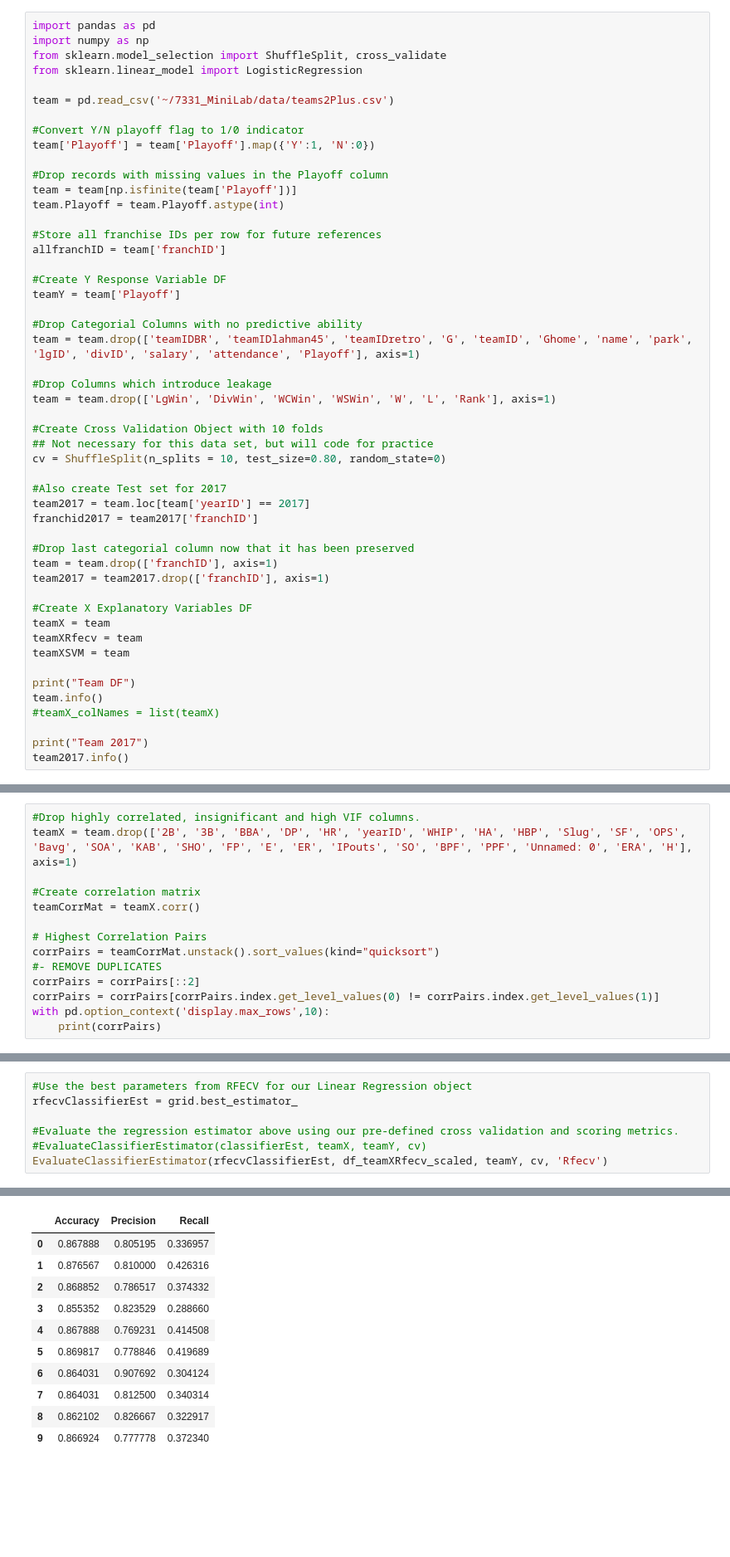
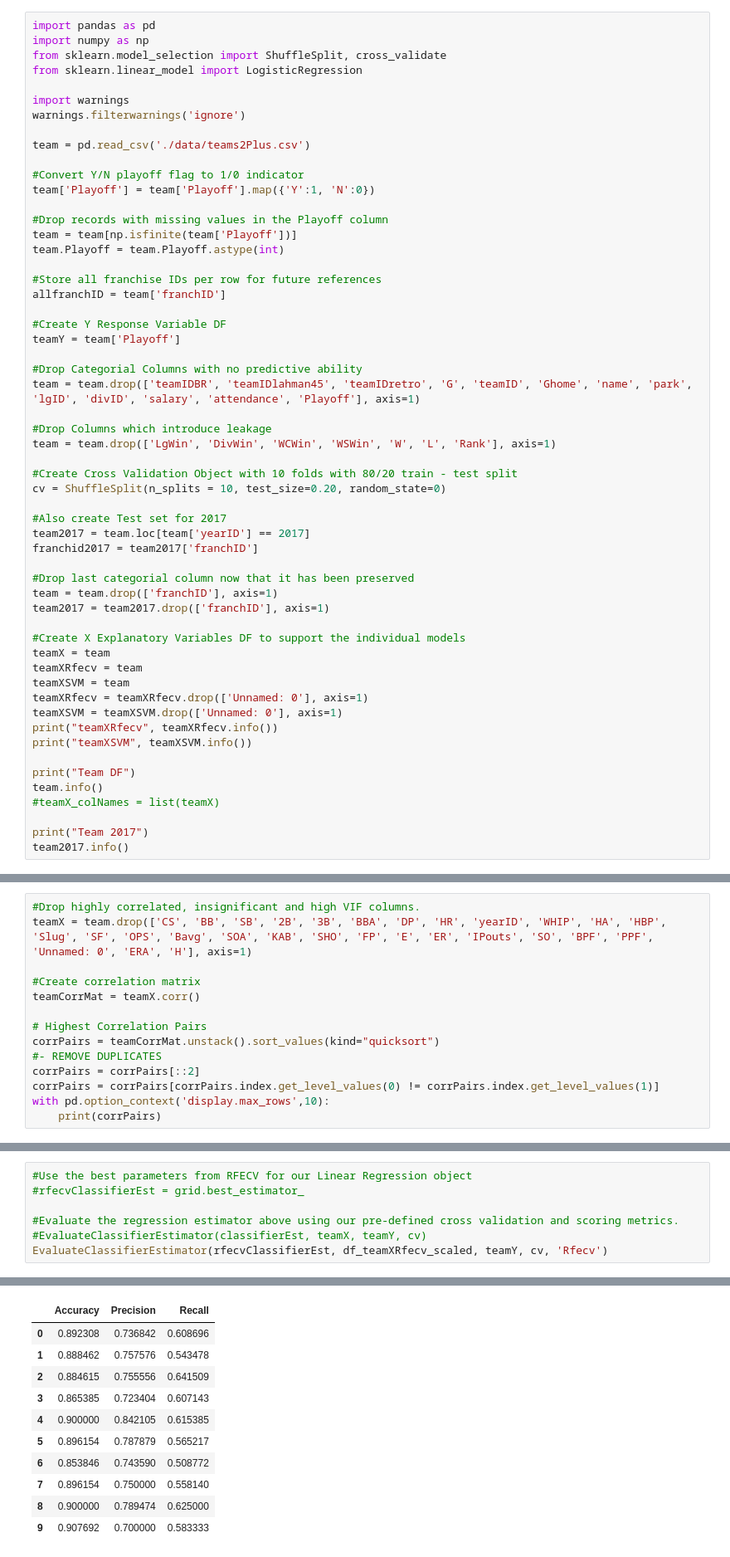
Before and after one commit to georgesturrock/7331_MiniLab, a Jupyter notebook: GS_Create_Models.ipynb, the cells around one changed output, grey strips where cells are left out. Shown: that part at 83% size. Drawn from its saved outputs; the diff is of its cells as text; blank space fills up the shorter version.

```diff
--- a/GS_Create_Models.ipynb
+++ b/GS_Create_Models.ipynb
@@ -31,7 +31,10 @@ import numpy as np
 from sklearn.model_selection import ShuffleSplit, cross_validate
 from sklearn.linear_model import LogisticRegression
 
-team = pd.read_csv('~/7331_MiniLab/data/teams2Plus.csv')
+import warnings
+warnings.filterwarnings('ignore')
+
+team = pd.read_csv('./data/teams2Plus.csv')
 
 #Convert Y/N playoff flag to 1/0 indicator
 team['Playoff'] = team['Playoff'].map({'Y':1, 'N':0})
@@ -52,9 +55,8 @@ team = team.drop(['teamIDBR', 'teamIDlahman45', 'teamIDretro', 'G', 'teamID', 'G
 #Drop Columns which introduce leakage
 team = team.drop(['LgWin', 'DivWin', 'WCWin', 'WSWin', 'W', 'L', 'Rank'], axis=1)
 
-#Create Cross Validation Object with 10 folds
-## Not necessary for this data set, but will code for practice
-cv = ShuffleSplit(n_splits = 10, test_size=0.80, random_state=0)
+#Create Cross Validation Object with 10 folds with 80/20 train - test split
+cv = ShuffleSplit(n_splits = 10, test_size=0.20, random_state=0)
 
 #Also create Test set for 2017
 team2017 = team.loc[team['yearID'] == 2017]
@@ -64,10 +66,14 @@ franchid2017 = team2017['franchID']
 team = team.drop(['franchID'], axis=1)
 team2017 = team2017.drop(['franchID'], axis=1)
 
-#Create X Explanatory Variables DF
+#Create X Explanatory Variables DF to support the individual models
 teamX = team
 teamXRfecv = team
 teamXSVM = team
+teamXRfecv = teamXRfecv.drop(['Unnamed: 0'], axis=1)
+teamXSVM = teamXSVM.drop(['Unnamed: 0'], axis=1)
+print("teamXRfecv", teamXRfecv.info())
+print("teamXSVM", teamXSVM.info())
 
 print("Team DF")
 team.info()
@@ -119,6 +154,6 @@ dtype: int64
 # %%
 #Drop highly correlated, insignificant and high VIF columns.
-teamX = team.drop(['2B', '3B', 'BBA', 'DP', 'HR', 'yearID', 'WHIP', 'HA', 'HBP', 'Slug', 'SF', 'OPS', 'Bavg', 'SOA', 'KAB', 'SHO', 'FP', 'E', 'ER', 'IPouts', 'SO', 'BPF', 'PPF', 'Unnamed: 0', 'ERA', 'H'], axis=1)
+teamX = team.drop(['CS', 'BB', 'SB', '2B', '3B', 'BBA', 'DP', 'HR', 'yearID', 'WHIP', 'HA', 'HBP', 'Slug', 'SF', 'OPS', 'Bavg', 'SOA', 'KAB', 'SHO', 'FP', 'E', 'ER', 'IPouts', 'SO', 'BPF', 'PPF', 'Unnamed: 0', 'ERA', 'H'], axis=1)
 
 #Create correlation matrix
 teamCorrMat = teamX.corr()
@@ -469,7 +532,7 @@ GridSearchCV(cv=ShuffleSplit(n_splits=10, random_state=0, test_size=0.8, train_s
        scoring='accuracy', verbose=0)
 # %%
 #Use the best parameters from RFECV for our Linear Regression object
-rfecvClassifierEst = grid.best_estimator_
+#rfecvClassifierEst = grid.best_estimator_
 
 #Evaluate the regression estimator above using our pre-defined cross validation and scoring metrics.
 #EvaluateClassifierEstimator(classifierEst, teamX, teamY, cv)
@@ -481,16 +544,16 @@ The average recall for all cv folds is:                          0.36002
 *********************************************************
 Cross Validation Fold Mean Error Scores
 |  | Accuracy | Precision | Recall |
-| 0 | 0.867888 | 0.805195 | 0.336957 |
-| 1 | 0.876567 | 0.810000 | 0.426316 |
-| 2 | 0.868852 | 0.786517 | 0.374332 |
-| 3 | 0.855352 | 0.823529 | 0.288660 |
-| 4 | 0.867888 | 0.769231 | 0.414508 |
-| 5 | 0.869817 | 0.778846 | 0.419689 |
-| 6 | 0.864031 | 0.907692 | 0.304124 |
-| 7 | 0.864031 | 0.812500 | 0.340314 |
-| 8 | 0.862102 | 0.826667 | 0.322917 |
-| 9 | 0.866924 | 0.777778 | 0.372340 |
+| 0 | 0.892308 | 0.736842 | 0.608696 |
+| 1 | 0.888462 | 0.757576 | 0.543478 |
+| 2 | 0.884615 | 0.755556 | 0.641509 |
+| 3 | 0.865385 | 0.723404 | 0.607143 |
+| 4 | 0.900000 | 0.842105 | 0.615385 |
+| 5 | 0.896154 | 0.787879 | 0.565217 |
+| 6 | 0.853846 | 0.743590 | 0.508772 |
+| 7 | 0.896154 | 0.750000 | 0.558140 |
+| 8 | 0.900000 | 0.789474 | 0.625000 |
+| 9 | 0.907692 | 0.700000 | 0.583333 |
 # %%
 #print(grid.best_estimator_.predict(teamX))
 #print(grid.best_estimator_.predict_proba(teamX))
```
Also changed, not shown: parts of 33 cells of this notebook.
